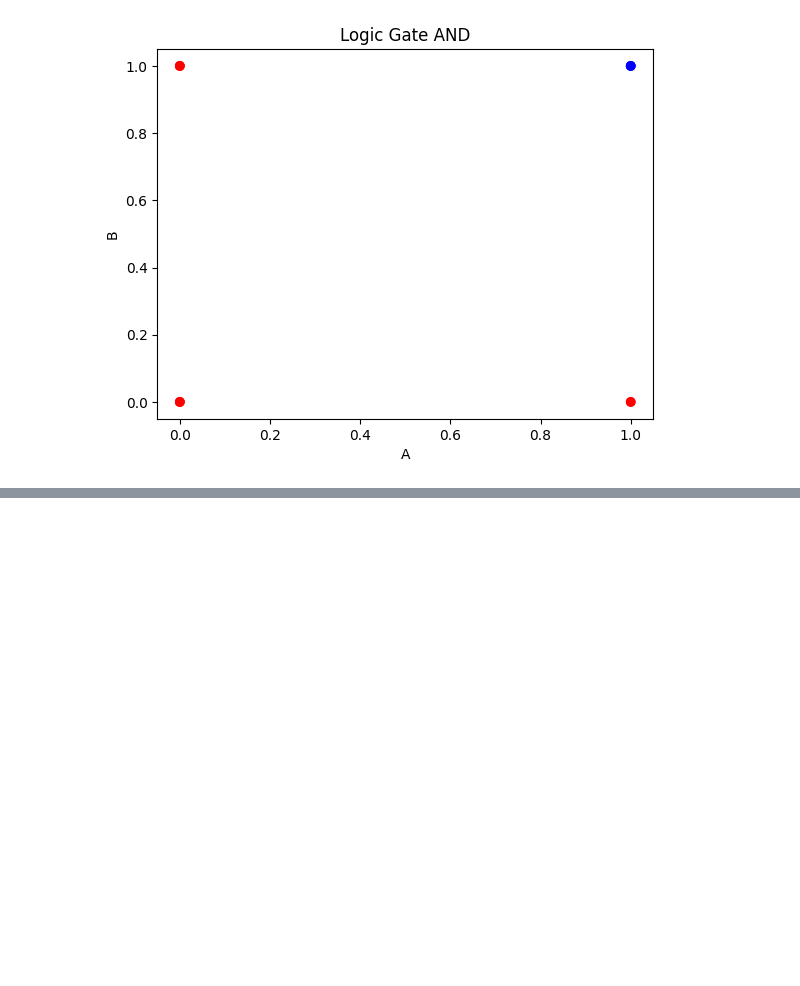
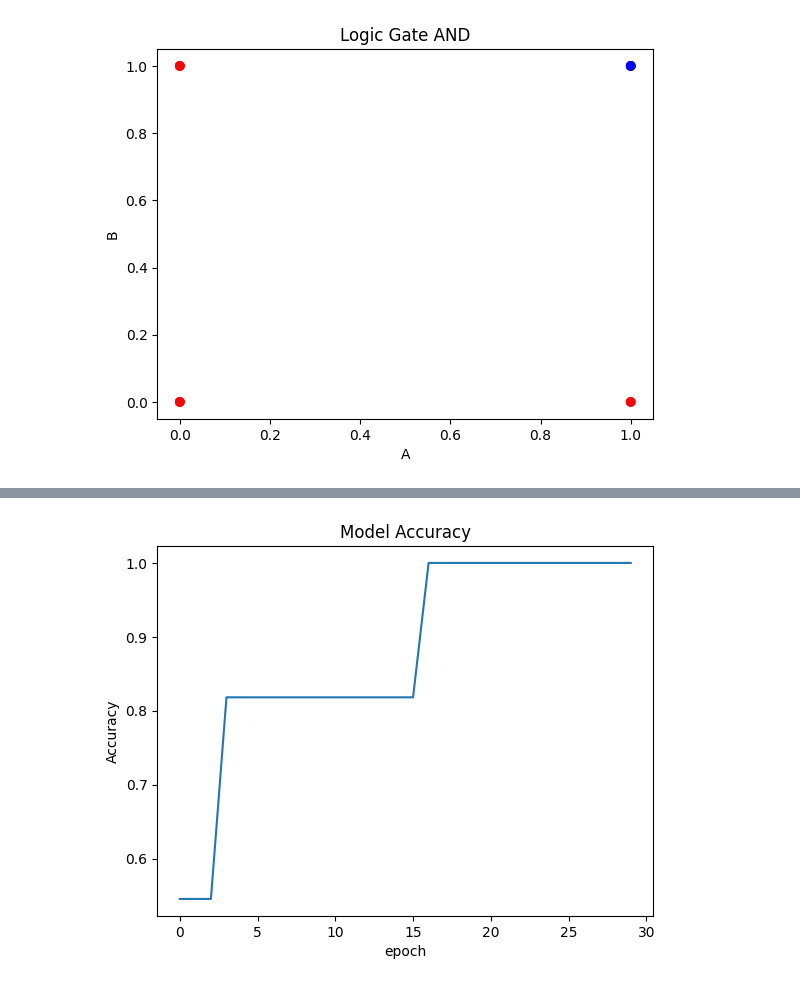
Before and after one commit to projetosvas/deep-learning-portfolio, a Jupyter notebook: networkAND.ipynb, the cells around one changed output, grey strips where cells are left out. Saved outputs shown, nothing was run; the diff lists cells and outputs as text; code cells hidden in the pictures; blank space fills up the shorter version.

```diff
--- a/networkAND.ipynb
+++ b/networkAND.ipynb
@@ -94,0 +101,8 @@ Epoch 10/10
+# %%
+plt.plot(history.history["accuracy"])
+plt.title("Model Accuracy")
+plt.ylabel("Accuracy")
+plt.xlabel("epoch")
+plt.show()
+# %% [output]
+[figure, added]
```
Also changed, not shown: parts of 7 cells of this notebook, 2 other files.
